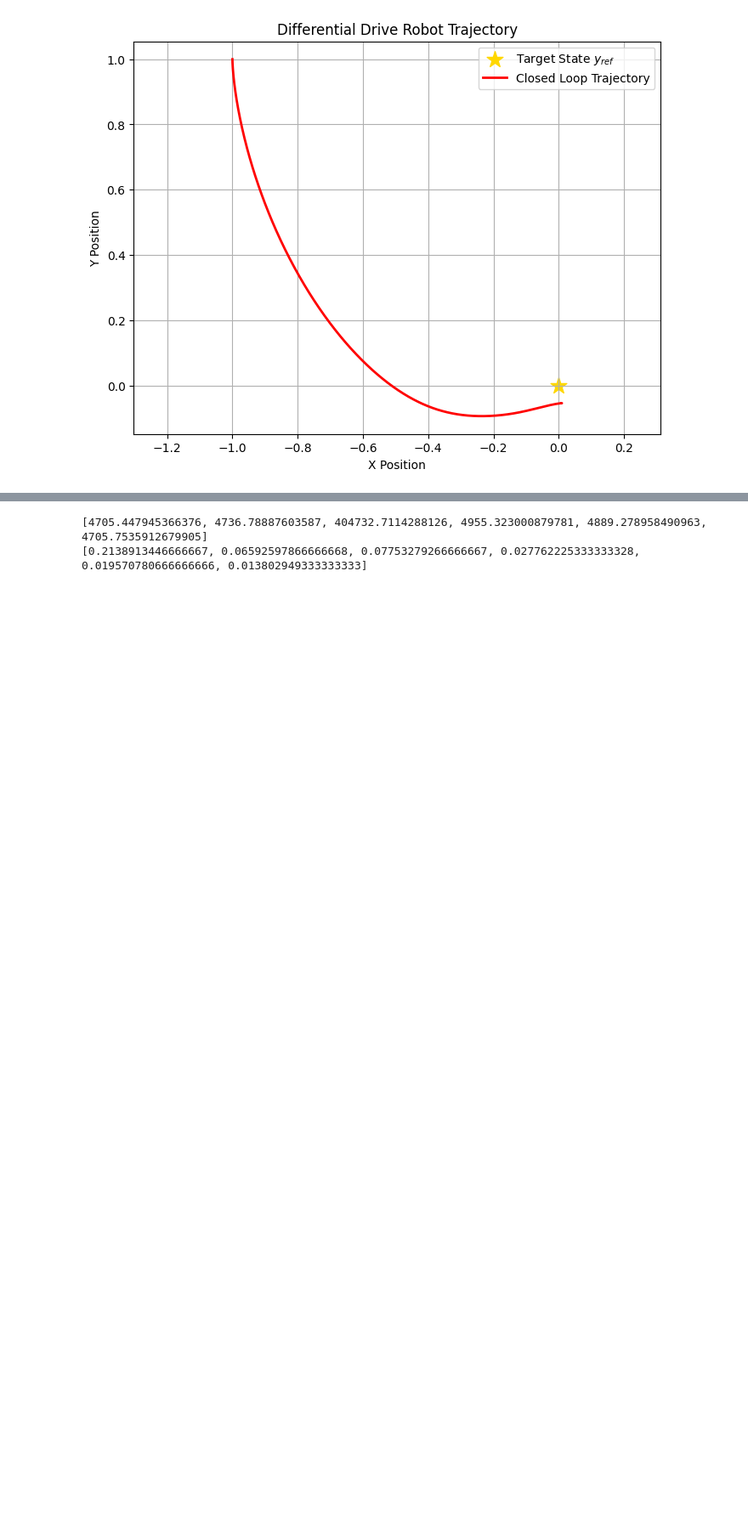
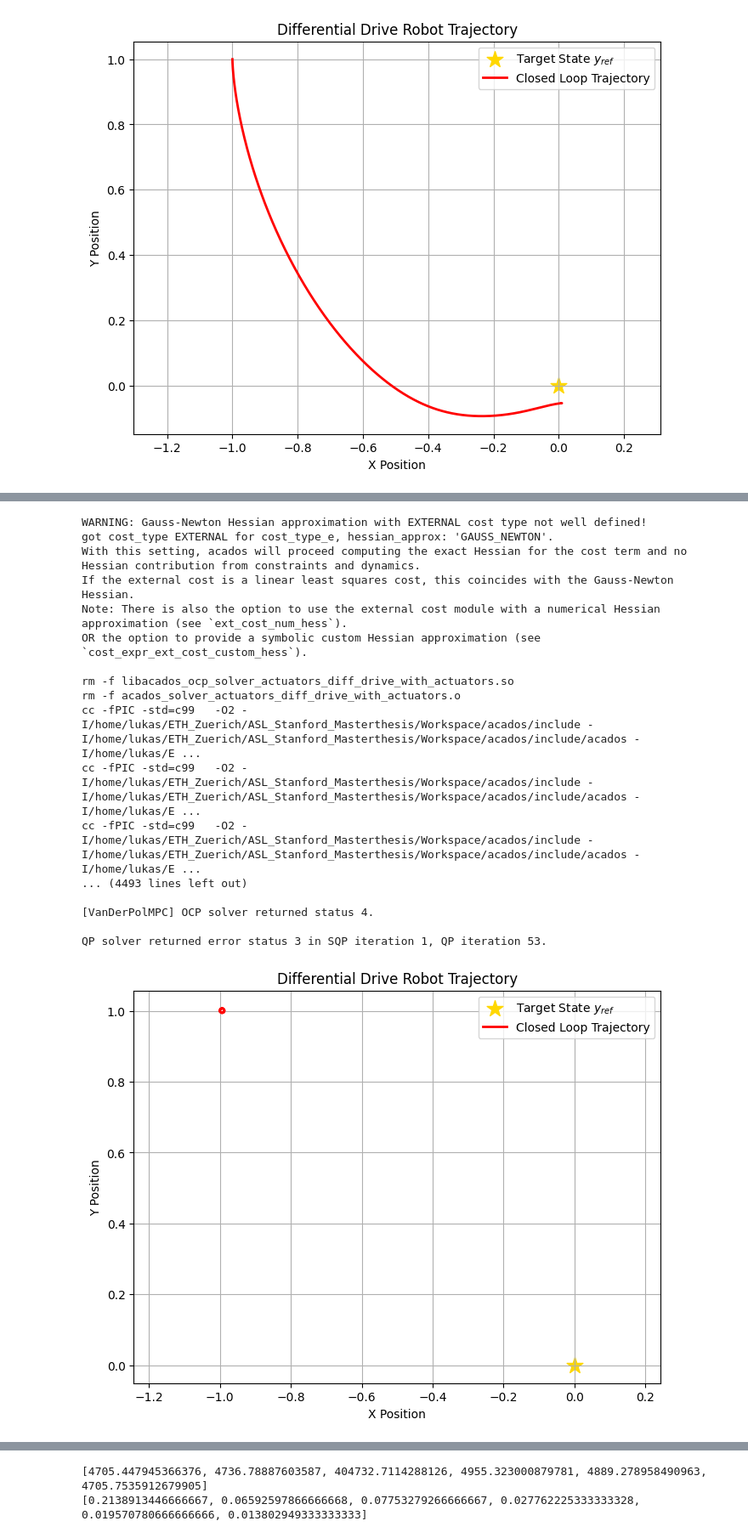
Before and after one commit to l-m-schroth/multi_fidelity_MPC_slow_fast, a Jupyter notebook: diff_drive/Differential_drive_problem.ipynb, the cells around one changed output, grey strips where cells are left out. Shown at 85% size. Saved outputs shown, nothing was run; the diff lists cells and outputs as text; code cells hidden in the pictures; blank space fills up the shorter version.

```diff
--- a/diff_drive/Differential_drive_problem.ipynb
+++ b/diff_drive/Differential_drive_problem.ipynb
@@ -272,0 +274,37 @@ QP solver returned error status 3 in SQP iteration 1, QP iteration 44.
+# %%
+### ERK usage ###
+mpc_opts_ERK = DifferentialDriveMPCOptions()
+N = 1000
+mpc_opts_ERK.N = N
+mpc_opts_ERK.step_sizes = [dt_inital_mpc]*N
+mpc_opts_ERK.switch_stage = N+1
+mpc_opts_ERK.integrator_type = "ERK"
+mpc_ERK = DifferentialDriveMPC(mpc_opts_ERK)
+
+x_traj_ERK, u_traj_ERK, stage_costs, solve_times = simulate_closed_loop(X0, mpc_ERK, duration, sim_solver=sim_solver, control_step=control_step)
+plot_diff_drive_trajectory(np.zeros(2), mpc=mpc_ERK, closed_loop_traj=x_traj_ERK)
+mean_costs.append(np.mean(stage_costs))
+mean_solve_times.append(np.mean(solve_times))
+
+del mpc_ERK
+gc.collect()
+shutil.rmtree('c_generated_code', ignore_errors=True)
+# %% [output]
+WARNING: Gauss-Newton Hessian approximation with EXTERNAL cost type not well defined!
+got cost_type EXTERNAL for cost_type_e, hessian_approx: 'GAUSS_NEWTON'.
+With this setting, acados will proceed computing the exact Hessian for the cost term and no Hessian contribution from constraints and dynamics.
+If the external cost is a linear least squares cost, this coincides with the Gauss-Newton Hessian.
+Note: There is also the option to use the external cost module with a numerical Hessian approximation (see `ext_cost_num_hess`).
+OR the option to provide a symbolic custom Hessian approximation (see `cost_expr_ext_cost_custom_hess`).
+
+rm -f libacados_ocp_solver_actuators_diff_drive_with_actuators.so
+rm -f acados_solver_actuators_diff_drive_with_actuators.o
+cc -fPIC -std=c99   -O2 -I/home/lukas/ETH_Zuerich/ASL_Stanford_Masterthesis/Workspace/acados/include -I/home/lukas/ETH_Zuerich/ASL_Stanford_Masterthesis/Workspace/acados/include/acados -I/home/lukas/E ...
+cc -fPIC -std=c99   -O2 -I/home/lukas/ETH_Zuerich/ASL_Stanford_Masterthesis/Workspace/acados/include -I/home/lukas/ETH_Zuerich/ASL_Stanford_Masterthesis/Workspace/acados/include/acados -I/home/lukas/E ...
+cc -fPIC -std=c99   -O2 -I/home/lukas/ETH_Zuerich/ASL_Stanford_Masterthesis/Workspace/acados/include -I/home/lukas/ETH_Zuerich/ASL_Stanford_Masterthesis/Workspace/acados/include/acados -I/home/lukas/E ...
+... (4493 lines left out)
+
+[VanDerPolMPC] OCP solver returned status 4.
+
+QP solver returned error status 3 in SQP iteration 1, QP iteration 53.
+[figure, added]
```
Also changed, not shown: parts of 8 cells of this notebook, 1 other file.
